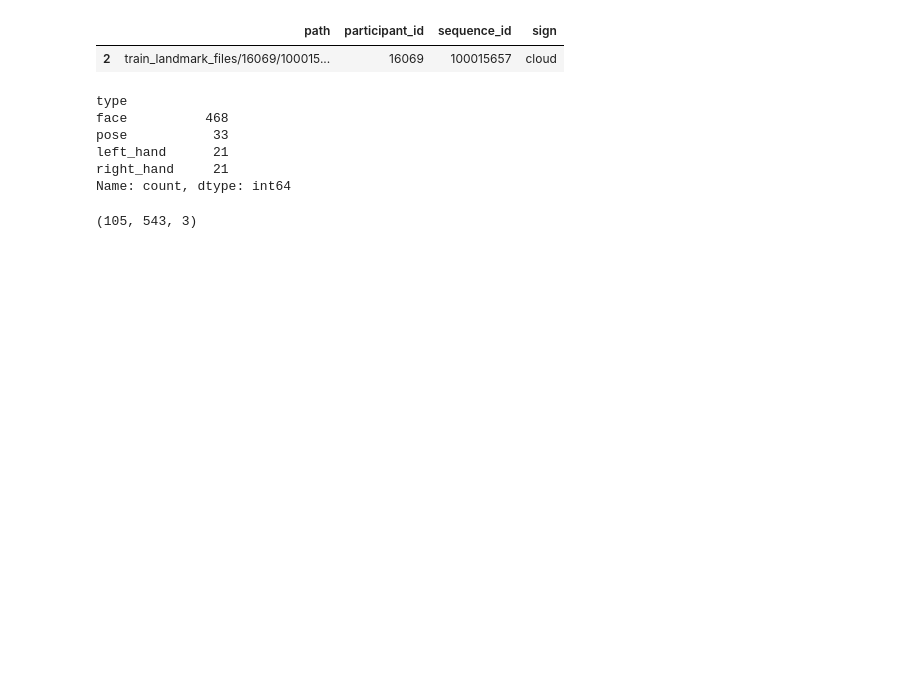
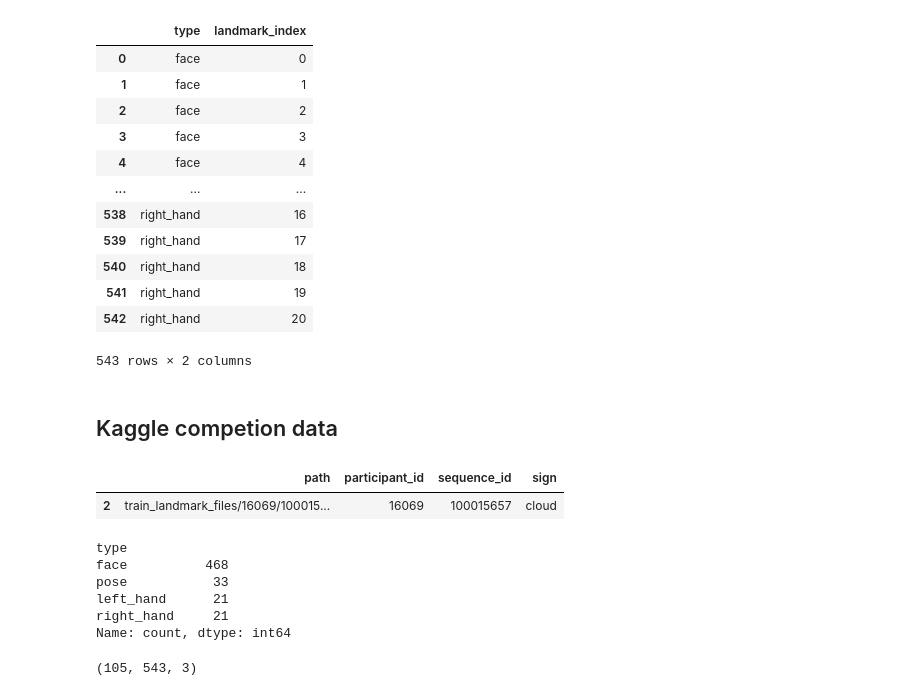
Before and after one commit to SinghJagpreet096/ASL, a Jupyter notebook: mediapipe-holistic-output.ipynb, the cells around one changed output. Saved outputs shown, nothing was run; the diff lists cells and outputs as text; code cells hidden in the pictures; blank space fills up the shorter version.

```diff
--- a/mediapipe-holistic-output.ipynb
+++ b/mediapipe-holistic-output.ipynb
@@ -150,3 +197,21 @@ def load_relevant_data_subset(pq_path):
+# %%
+xyz[['type','landmark_index']].drop_duplicates().reset_index(drop=True).copy()
+# %% [output]
+|  | type | landmark_index |
+| 0 | face | 0 |
+| 1 | face | 1 |
+| 2 | face | 2 |
+| 3 | face | 3 |
+| 4 | face | 4 |
+| ... | ... | ... |
+| 538 | right_hand | 16 |
+| 539 | right_hand | 17 |
+| 540 | right_hand | 18 |
+| 541 | right_hand | 19 |
+| 542 | right_hand | 20 |
+543 rows × 2 columns
+# %% [markdown]
+## Kaggle competion data
 # %%
 ## kaggle data
 train = pd.read_csv('train.csv.zip')
```
Also changed, not shown: parts of 11 cells of this notebook, 6 other files.
